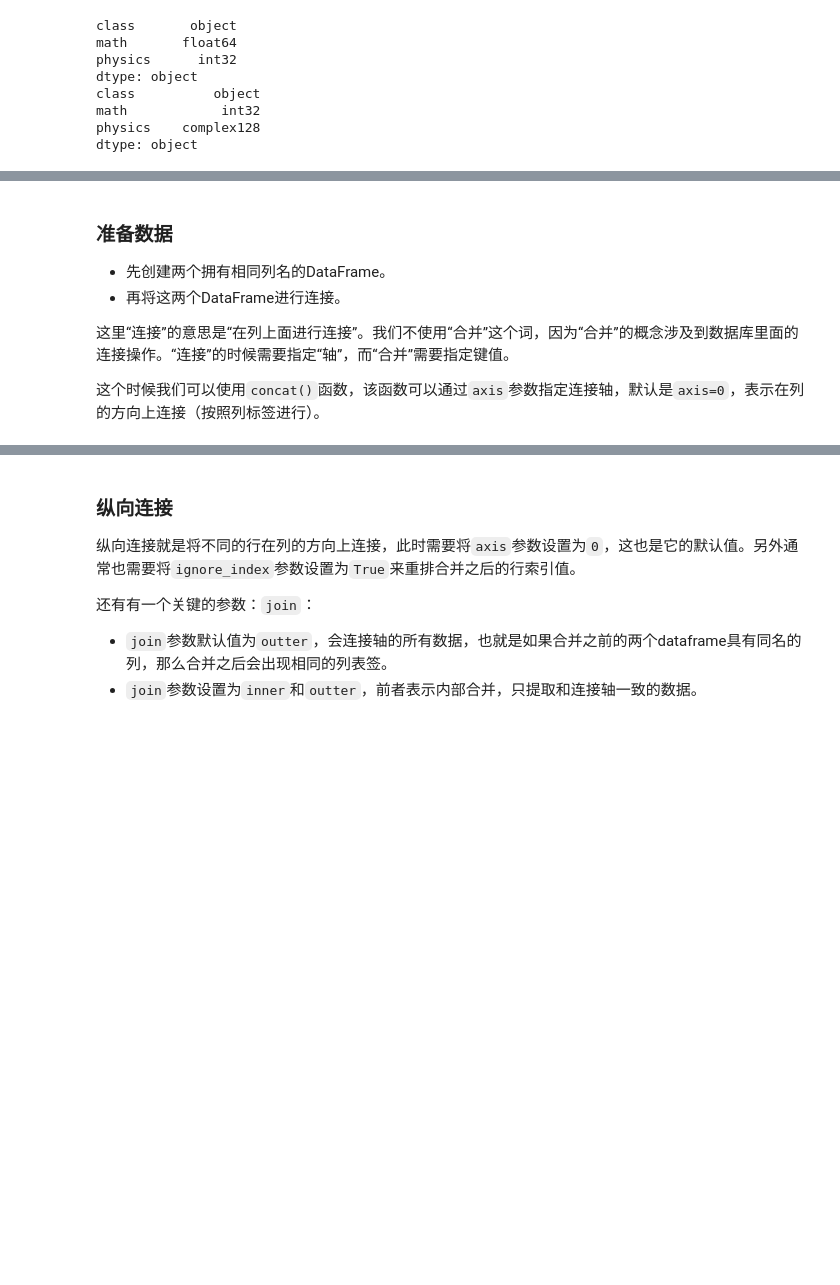
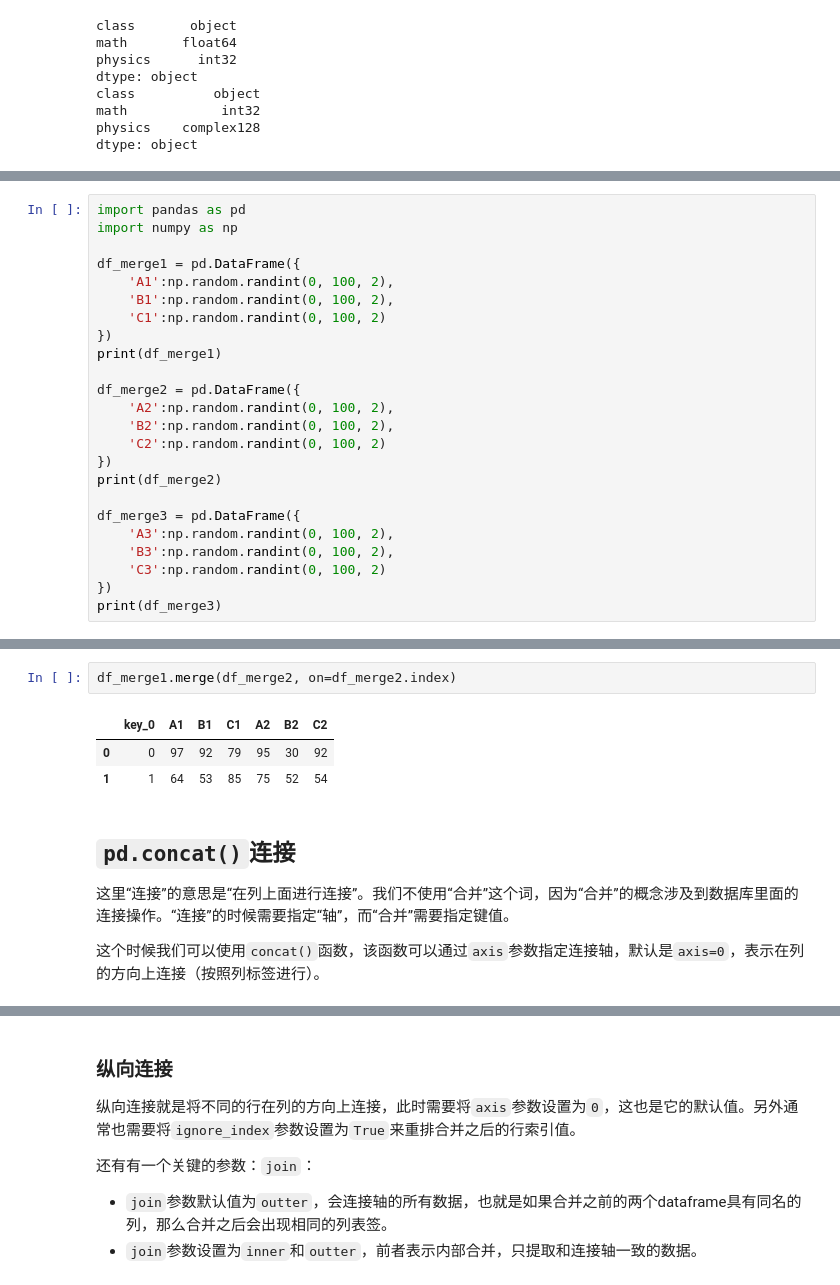
Before and after one commit to tcfh2016/knowledge-map, a Jupyter notebook: Techs/data-science/pandas/crud/update/dataframe_update.ipynb, the cells around one changed output, grey strips where cells are left out. Drawn from its saved outputs; the diff is of its cells as text; blank space fills up the shorter version.

Commit message:
pandas Excel.

```diff
--- a/Techs/data-science/pandas/crud/update/dataframe_update.ipynb
+++ b/Techs/data-science/pandas/crud/update/dataframe_update.ipynb
@@ -264,0 +267,24 @@ dtype: object
+# %%
+import pandas as pd
+import numpy as np
+
+df_merge1 = pd.DataFrame({
+    'A1':np.random.randint(0, 100, 2),
+    'B1':np.random.randint(0, 100, 2),
+    'C1':np.random.randint(0, 100, 2)
+})
+print(df_merge1)
+
+df_merge2 = pd.DataFrame({
+    'A2':np.random.randint(0, 100, 2),
+    'B2':np.random.randint(0, 100, 2),
+    'C2':np.random.randint(0, 100, 2)
+})
+print(df_merge2)
+
+df_merge3 = pd.DataFrame({
+    'A3':np.random.randint(0, 100, 2),
+    'B3':np.random.randint(0, 100, 2),
+    'C3':np.random.randint(0, 100, 2)
+})
+print(df_merge3)
@@ -265,8 +301,11 @@ dtype: object
+# %%
+df_merge1.merge(df_merge2, on=df_merge2.index)
+# %% [output]
+|  | key_0 | A1 | B1 | C1 | A2 | B2 | C2 |
+| 0 | 0 | 97 | 92 | 79 | 95 | 30 | 92 |
+| 1 | 1 | 64 | 53 | 85 | 75 | 52 | 54 |
 # %% [markdown]
-### 准备数据
-
-- 先创建两个拥有相同列名的DataFrame。
-- 再将这两个DataFrame进行连接。
+## `pd.concat()`连接
 
 这里“连接”的意思是“在列上面进行连接”。我们不使用“合并”这个词，因为“合并”的概念涉及到数据库里面的连接操作。“连接”的时候需要指定“轴”，而“合并”需要指定键值。
 
```
Also changed, not shown: parts of 24 cells of this notebook, 4 other files.
